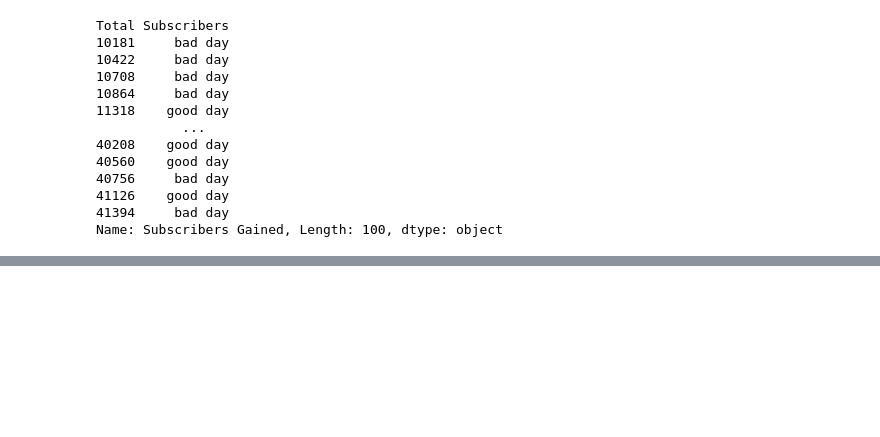
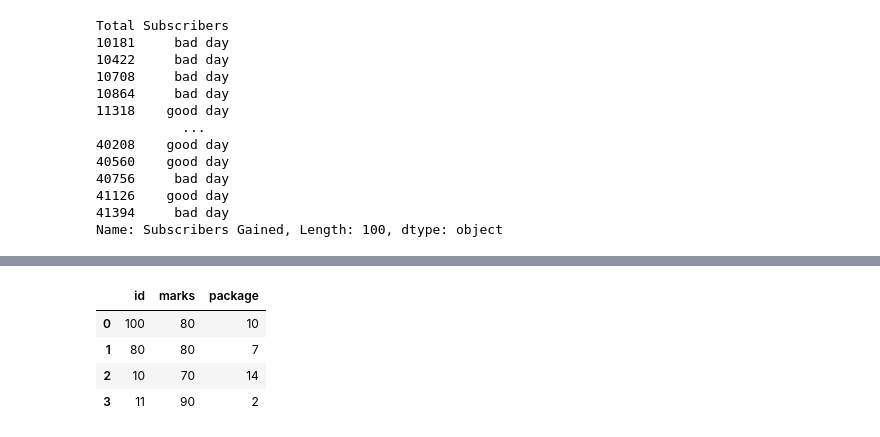
Before and after one commit to nitishrudra3510/DataScience, a Jupyter notebook: Libraries/Pandas/riviison_pandasss.ipynb, the cells around one changed output, grey strips where cells are left out. Cells and saved outputs as stored; diff of their text form; code cells hidden in the pictures; blank space fills up the shorter version.

```diff
--- a/Libraries/Pandas/riviison_pandasss.ipynb
+++ b/Libraries/Pandas/riviison_pandasss.ipynb
@@ -973,0 +994,17 @@ Name: Subscribers Gained, Length: 100, dtype: object
+# %%
+# using dict :
+
+student_dict = {
+    'id ' : [100, 80, 10, 11],
+    'marks' : [80,80,70,90],
+    'package' : [10, 7, 14, 2]
+}
+
+students = pd.DataFrame(student_dict)
+students
+# %% [output]
+|  | id | marks | package |
+| 0 | 100 | 80 | 10 |
+| 1 | 80 | 80 | 7 |
+| 2 | 10 | 70 | 14 |
+| 3 | 11 | 90 | 2 |
```
Also changed, not shown: parts of 6 cells of this notebook, 5 other files.
